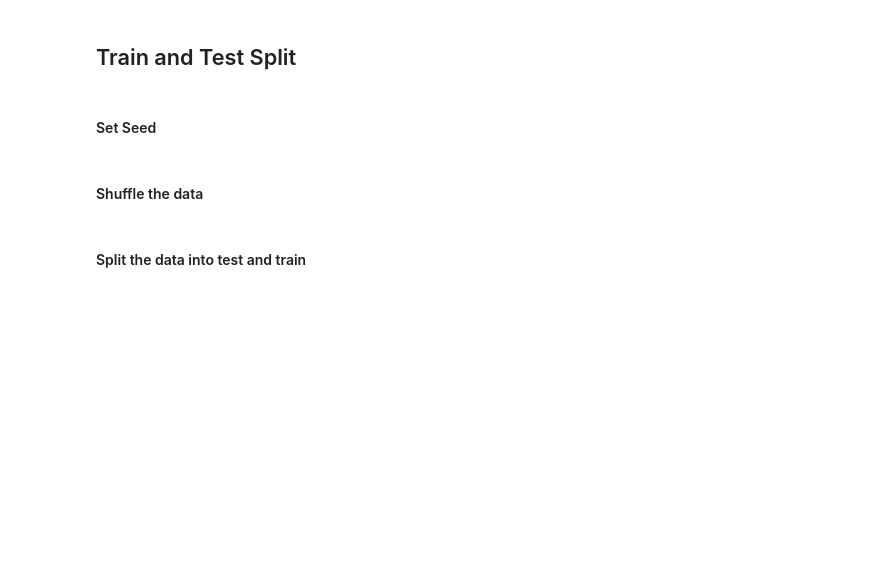
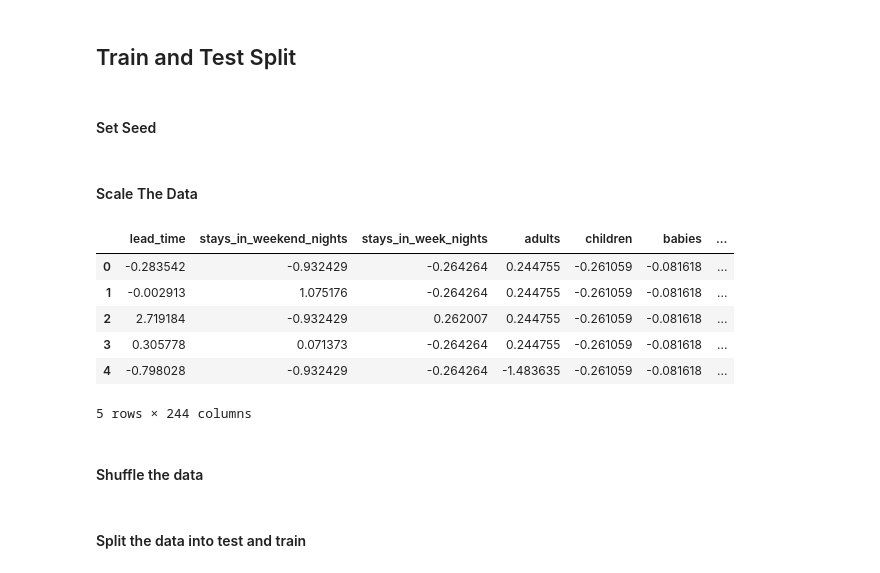
Before and after one commit to TraceGrain1/si618_final_project, a Jupyter notebook: Final_Project_Notebook.ipynb, the cells around one changed output. Cells and saved outputs as stored; diff of their text form; code cells hidden in the pictures; blank space fills up the shorter version.

Commit message:
Reordered sequence of scaling. Only scaled the continuous features

```diff
--- a/Final_Project_Notebook.ipynb
+++ b/Final_Project_Notebook.ipynb
@@ -347,6 +350,76 @@ Series([], dtype: int64)
 # %%
 # Set random seed
 random.seed(23)
+# %% [markdown]
+#### Scale The Data
+# %%
+sc = StandardScaler()
+scaled_cont = sc.fit_transform(
+    hotel_bookings[
+        ['lead_time',
+         'stays_in_weekend_nights',
+         'stays_in_week_nights',
+         'adults',
+         'children',
+         'babies',
+         'previous_cancellations',
+         'previous_bookings_not_canceled',
+         'booking_changes',
+         'days_in_waiting_list',
+         'adr',
+         'required_car_parking_spaces',
+         'total_of_special_requests']
+    ]
+)
+
+scaled_cont = pd.DataFrame(
+    scaled_cont,
+    columns=[
+        'lead_time',
+        'stays_in_weekend_nights',
+        'stays_in_week_nights',
+        'adults',
+        'children',
+        'babies',
+        'previous_cancellations',
+        'previous_bookings_not_canceled',
+        'booking_changes',
+        'days_in_waiting_list',
+        'adr',
+        'required_car_parking_spaces',
+        'total_of_special_requests'
+    ]
+)
+
+# scaled_cont
+
+hotel_bookings_dummies =  hotel_bookings.drop([
+    'lead_time',
+    'stays_in_weekend_nights',
+    'stays_in_week_nights',
+    'adults',
+    'children',
+    'babies',
+    'previous_cancellations',
+    'previous_bookings_not_canceled',
+    'booking_changes',
+    'days_in_waiting_list',
+    'adr',
+    'required_car_parking_spaces',
+    'total_of_special_requests'
+], axis=1)
+
+hotel_bookings_scaled = pd.concat([scaled_cont, hotel_bookings_dummies], axis=1)
+
+hotel_bookings_scaled.head()
+# %% [output]
+|  | lead_time | stays_in_weekend_nights | stays_in_week_nights | adults | children | babies | ... |
+| 0 | -0.283542 | -0.932429 | -0.264264 | 0.244755 | -0.261059 | -0.081618 | ... |
+| 1 | -0.002913 | 1.075176 | -0.264264 | 0.244755 | -0.261059 | -0.081618 | ... |
+| 2 | 2.719184 | -0.932429 | 0.262007 | 0.244755 | -0.261059 | -0.081618 | ... |
+| 3 | 0.305778 | 0.071373 | -0.264264 | 0.244755 | -0.261059 | -0.081618 | ... |
+| 4 | -0.798028 | -0.932429 | -0.264264 | -1.483635 | -0.261059 | -0.081618 | ... |
+5 rows × 244 columns
 # %% [markdown]
 #### Shuffle the data
 # %%
```
Also changed, not shown: parts of 6 cells of this notebook.
